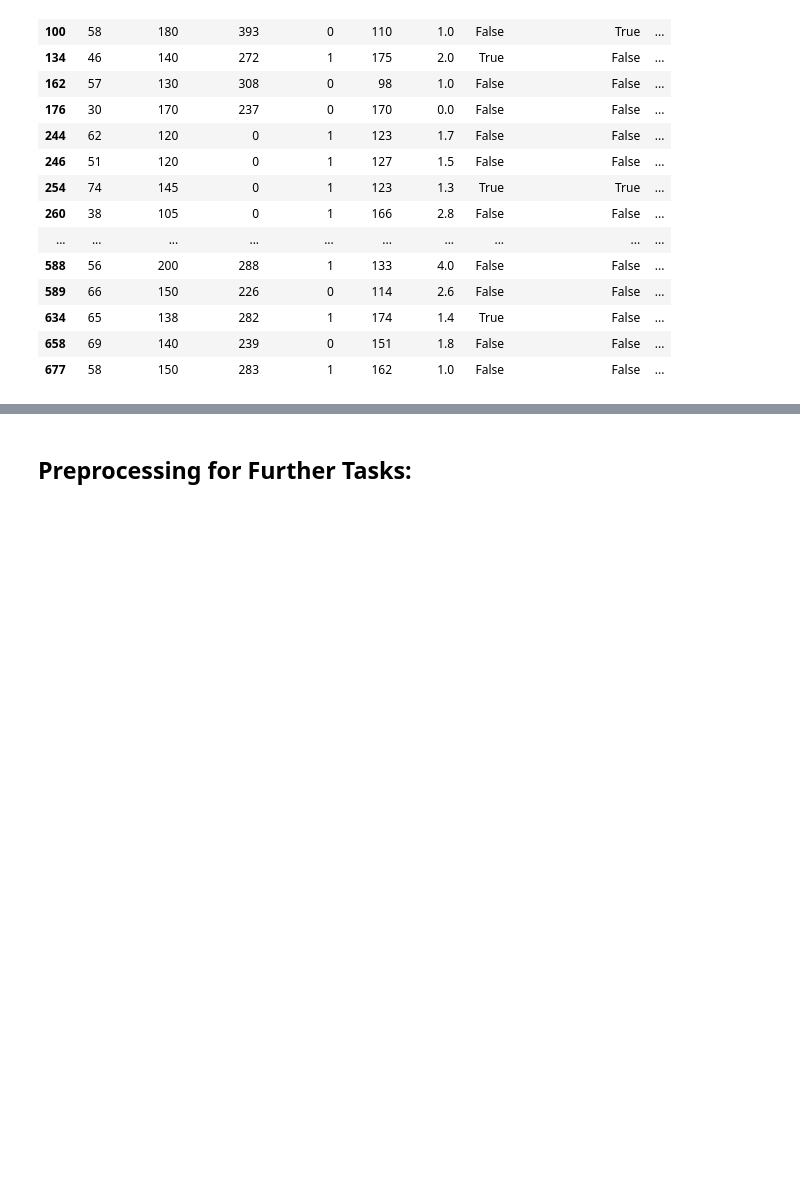
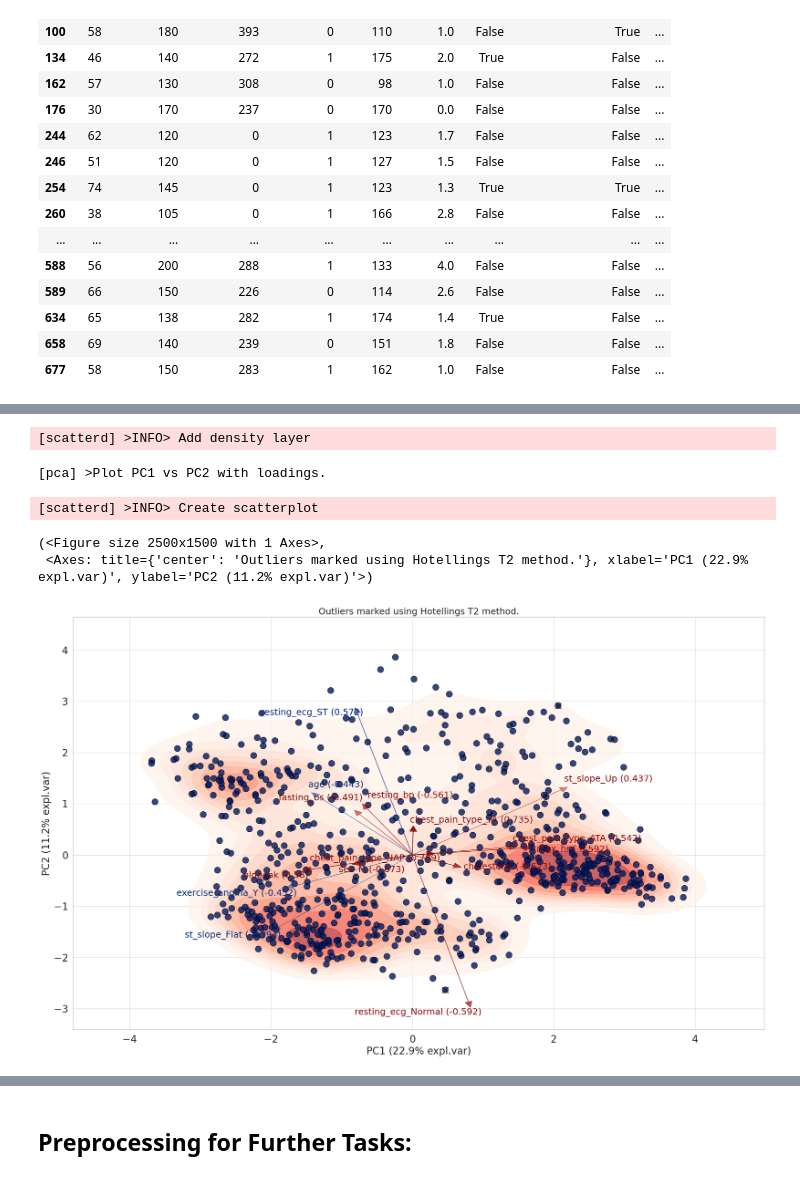
Before and after one commit to JHSchlegel/ML4Healthcare, a Jupyter notebook: project1/task1/EDA.ipynb, the cells around one changed output, grey strips where cells are left out. Saved outputs shown, nothing was run; the diff lists cells and outputs as text; code cells hidden in the pictures; blank space fills up the shorter version.

```diff
--- a/project1/task1/EDA.ipynb
+++ b/project1/task1/EDA.ipynb
@@ -372,0 +394,7 @@ dummies_hd.iloc[outliers_idx,:]
+# %%
+# See https://towardsdatascience.com/outlier-detection-using-principal-component-analysis-and-hotellings-t2-and-spe-dmodx-methods-625b3c90897
+# for more info about outlier detection using pca
+X_dummies = pd.get_dummies(heart_failure.drop('heart_disease', axis=1), drop_first = True)
+
+pca_model = pca(normalize=True, random_state=42)
+pca_res = pca_model.fit_transform(X_dummies)
@@ -372,0 +416,9 @@ dummies_hd.iloc[outliers_idx,:]
+# %%
+pca_model.biplot(SPE=False, HT2=True, density=True, title='Outliers marked using Hotellings T2 method.')
+# %% [output]
+[scatterd] >INFO> Add density layer
+[pca] >Plot PC1 vs PC2 with loadings.
+[scatterd] >INFO> Create scatterplot
+(<Figure size 2500x1500 with 1 Axes>,
+ <Axes: title={'center': 'Outliers marked using Hotellings T2 method.'}, xlabel='PC1 (22.9% expl.var)', ylabel='PC2 (11.2% expl.var)'>)
+[figure, added]
```
Also changed, not shown: parts of 8 cells of this notebook.
